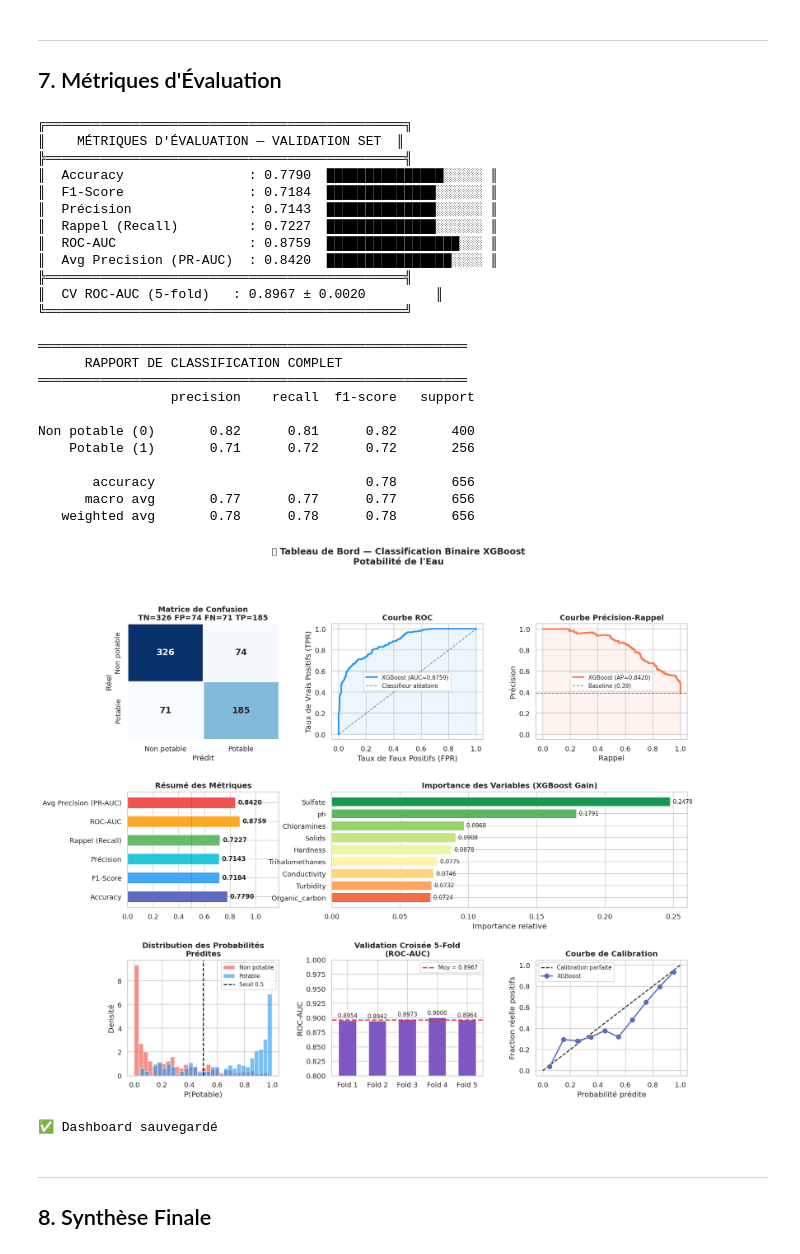
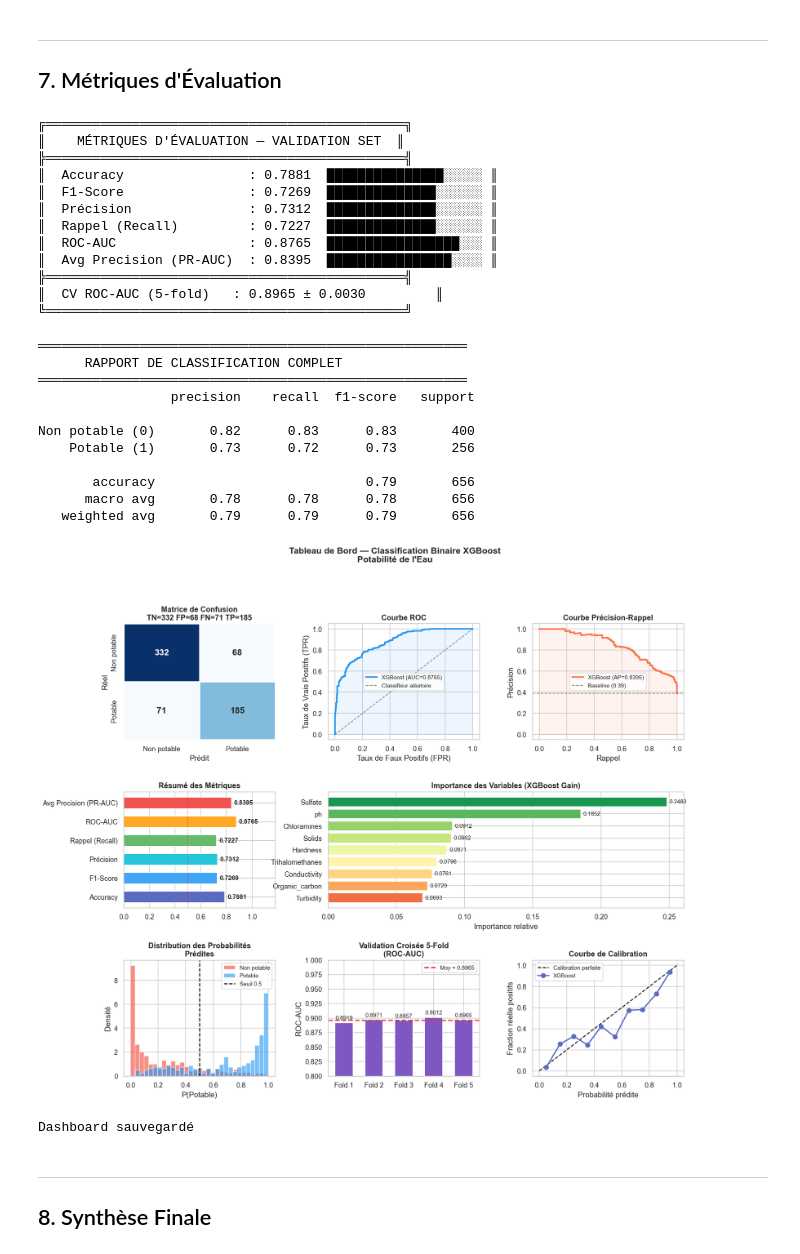
Before and after one commit to helio-aubrun/waterflow, a Jupyter notebook: water_xgboost.ipynb, the cells around one changed output. Saved outputs shown, nothing was run; the diff lists cells and outputs as text; code cells hidden in the pictures.

```diff
--- a/water_xgboost.ipynb
+++ b/water_xgboost.ipynb
@@ -55,5 +55,5 @@ print(f'✅ NumPy    : {np.__version__}')
 # %%
-df = pd.read_csv('water_potability.csv')
+df = pd.read_csv('water_potability_clean.csv')
 print(f'Dimensions brutes   : {df.shape}')
 print(f'Valeurs manquantes  :\n{df.isnull().sum()}')
 df.head()
@@ -78,22 +78,2 @@ dtype: int64
 | 3 | 8.316766 | 214.373394 | 22018.417441 | 8.059332 | 356.886136 | 363.266516 | 18.436524 | 100.341674 | ... |
 | 4 | 9.092223 | 181.101509 | 17978.986339 | 6.546600 | 310.135738 | 398.410813 | 11.558279 | 31.997993 | ... |
-# %%
-# Suppression des doublons
-df = df.drop_duplicates()
-
-features = [c for c in df.columns if c != 'Potability']
-
-# Imputation par médiane conditionnelle (par groupe Potabilité)
-for col in ['ph', 'Sulfate', 'Trihalomethanes']:
-    medians  = df.groupby('Potability')[col].transform('median')
-    df[col]  = df[col].fillna(medians).fillna(df[col].median())
-
-# Winsorisation 1%–99% pour atténuer les outliers extrêmes
-df[features] = df[features].apply(
-    lambda col: pd.Series(winsorize(col, limits=[0.01, 0.01]), index=col.index)
-)
-
-print(f'Dataset nettoyé     : {df.shape}')
-print(f'Valeurs manquantes  : {df.isnull().sum().sum()}')
-print(f"\nDistribution cible  :\n{df['Potability'].value_counts()}")
-df.describe().round(2)
@@ -340,14 +304,14 @@ print('╚═══════════════════════
 ╔══════════════════════════════════════════════╗
 ║    MÉTRIQUES D'ÉVALUATION — VALIDATION SET  ║
 ╠══════════════════════════════════════════════╣
-║  Accuracy                : 0.7790  ███████████████░░░░░ ║
-║  F1-Score                : 0.7184  ██████████████░░░░░░ ║
-║  Précision               : 0.7143  ██████████████░░░░░░ ║
+║  Accuracy                : 0.7881  ███████████████░░░░░ ║
+║  F1-Score                : 0.7269  ██████████████░░░░░░ ║
+║  Précision               : 0.7312  ██████████████░░░░░░ ║
 ║  Rappel (Recall)         : 0.7227  ██████████████░░░░░░ ║
-║  ROC-AUC                 : 0.8759  █████████████████░░░ ║
-║  Avg Precision (PR-AUC)  : 0.8420  ████████████████░░░░ ║
+║  ROC-AUC                 : 0.8765  █████████████████░░░ ║
+║  Avg Precision (PR-AUC)  : 0.8395  ████████████████░░░░ ║
 ╠══════════════════════════════════════════════╣
-║  CV ROC-AUC (5-fold)   : 0.8967 ± 0.0020         ║
+║  CV ROC-AUC (5-fold)   : 0.8965 ± 0.0030         ║
 ╚══════════════════════════════════════════════╝
 # %%
 # Rapport de classification détaillé
@@ -364,12 +328,12 @@ print(classification_report(
 ═══════════════════════════════════════════════════════
                  precision    recall  f1-score   support
 
-Non potable (0)       0.82      0.81      0.82       400
-    Potable (1)       0.71      0.72      0.72       256
+Non potable (0)       0.82      0.83      0.83       400
+    Potable (1)       0.73      0.72      0.73       256
 
-       accuracy                           0.78       656
-      macro avg       0.77      0.77      0.77       656
-   weighted avg       0.78      0.78      0.78       656
+       accuracy                           0.79       656
+      macro avg       0.78      0.78      0.78       656
+   weighted avg       0.79      0.79      0.79       656
 # %%
 # ─── Tableau de bord visuel complet ───
 fig = plt.figure(figsize=(16, 13))
@@ -455,37 +419,37 @@ folds = [f'Fold {i+1}' for i in range(len(cv_scores))]
 bar_cv = ax7.bar(folds, cv_scores, color='#7E57C2', edgecolor='white', width=0.6)
 ax7.bar_label(bar_cv, fmt='%.4f', padding=3, fontsize=9)
 ax7.axhline(cv_scores.mean(), color='#E53935', linestyle='--', lw=2,
             label=f'Moy = {cv_scores.mean():.4f}')
 ax7.set_ylim(0.8, 1.0)
 ax7.set_ylabel('ROC-AUC')
 ax7.set_title('Validation Croisée 5-Fold\n(ROC-AUC)', fontweight='bold')
 ax7.legend(fontsize=9)
 
 # ── 8. Calibration ──
 ax8 = fig.add_subplot(gs[2, 2])
 n_bins    = 10
 bin_edges = np.linspace(0, 1, n_bins + 1)
 bin_centers, frac_pos = [], []
 for lo, hi in zip(bin_edges[:-1], bin_edges[1:]):
     mask = (y_pred_prob >= lo) & (y_pred_prob < hi)
     if mask.sum() > 0:
         bin_centers.append((lo + hi) / 2)
         frac_pos.append(y_val.values[mask].mean())
 ax8.plot([0,1], [0,1], 'k--', lw=1.5, label='Calibration parfaite')
 ax8.plot(bin_centers, frac_pos, 'o-', color='#5C6BC0', lw=2, ms=7, label='XGBoost')
 ax8.set_xlabel('Probabilité prédite')
 ax8.set_ylabel('Fraction réelle positifs')
 ax8.set_title('Courbe de Calibration', fontweight='bold')
 ax8.legend(fontsize=9)
 
-plt.suptitle('📊 Tableau de Bord — Classification Binaire XGBoost\nPotabilité de l\'Eau',
+plt.suptitle('Tableau de Bord — Classification Binaire XGBoost\nPotabilité de l\'Eau',
              fontsize=14, fontweight='bold', y=1.01)
 plt.savefig('dashboard_xgboost.png', bbox_inches='tight', dpi=150)
 plt.show()
-print('✅ Dashboard sauvegardé')
+print('Dashboard sauvegardé')
 # %% [output]
-[figure, old version]
+[figure, new version]
-✅ Dashboard sauvegardé
+Dashboard sauvegardé
 # %% [markdown]
 ---
 ## 8. Synthèse Finale
```
Also changed, not shown: parts of 12 cells of this notebook, 24 other files.
